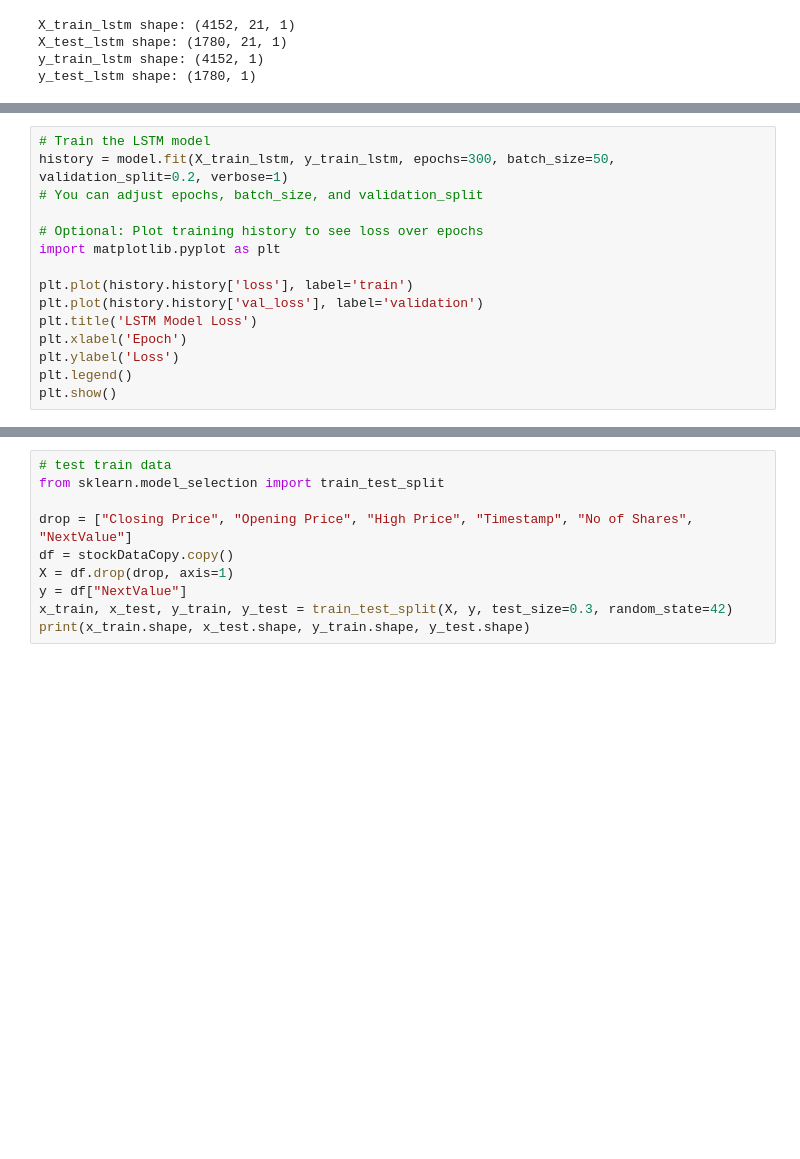
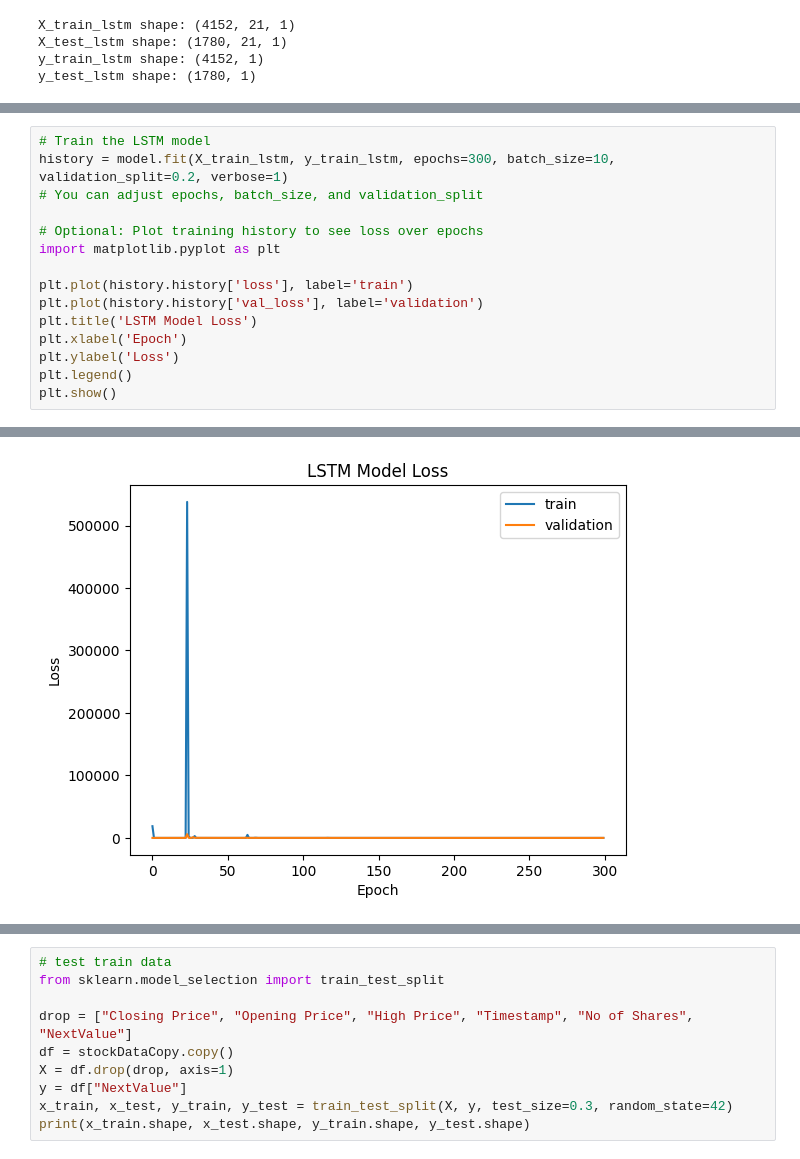
Before and after one commit to ibixina/ML, a Jupyter notebook: torn_stocks_analysis.ipynb, the cells around one changed output, grey strips where cells are left out. Drawn from its saved outputs; the diff is of its cells as text; blank space fills up the shorter version.

```diff
--- a/torn_stocks_analysis.ipynb
+++ b/torn_stocks_analysis.ipynb
@@ -181,7 +181,7 @@ Model: "sequential_4"
  Non-trainable params: 0 (0.00 B)
 # %%
 # Train the LSTM model
-history = model.fit(X_train_lstm, y_train_lstm, epochs=300, batch_size=50, validation_split=0.2, verbose=1)
+history = model.fit(X_train_lstm, y_train_lstm, epochs=300, batch_size=10, validation_split=0.2, verbose=1)
 # You can adjust epochs, batch_size, and validation_split
 
 # Optional: Plot training history to see loss over epochs
@@ -215,3 +215,4 @@ Epoch 24/300
+[figure, added]
 # %%
 # Evaluate the model on the test set
 loss = model.evaluate(X_test_lstm, y_test_lstm, verbose=0)
```
Also changed, not shown: parts of 3 cells of this notebook.
